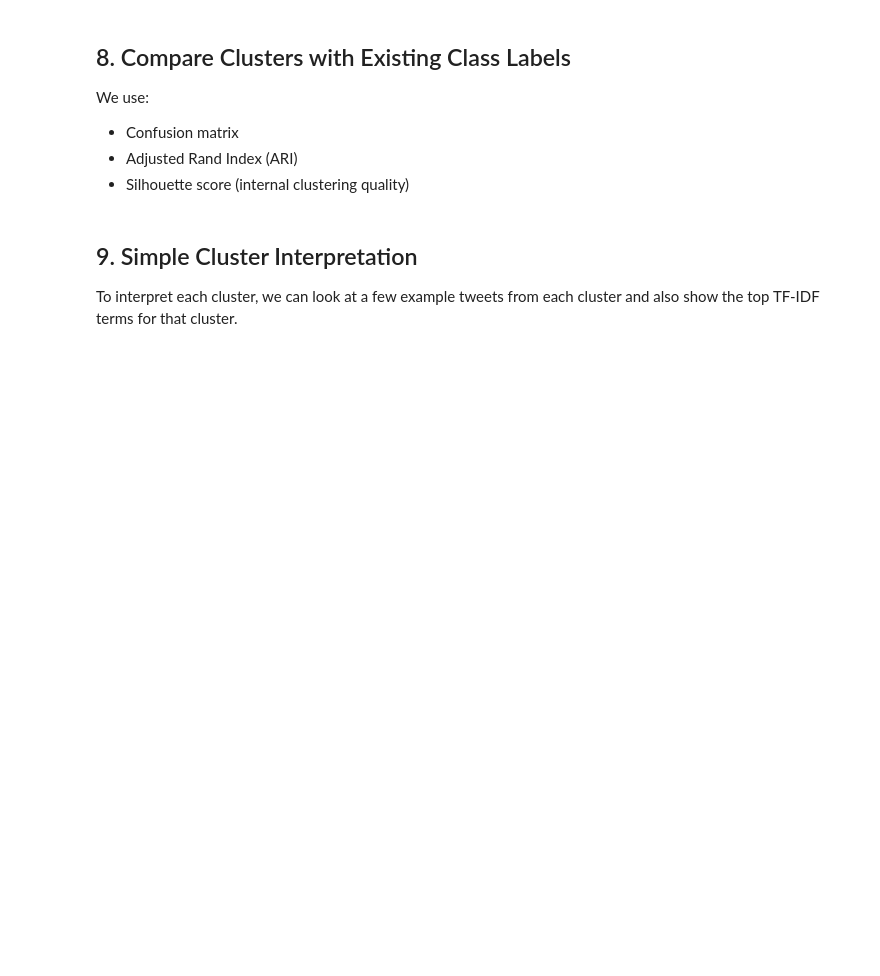
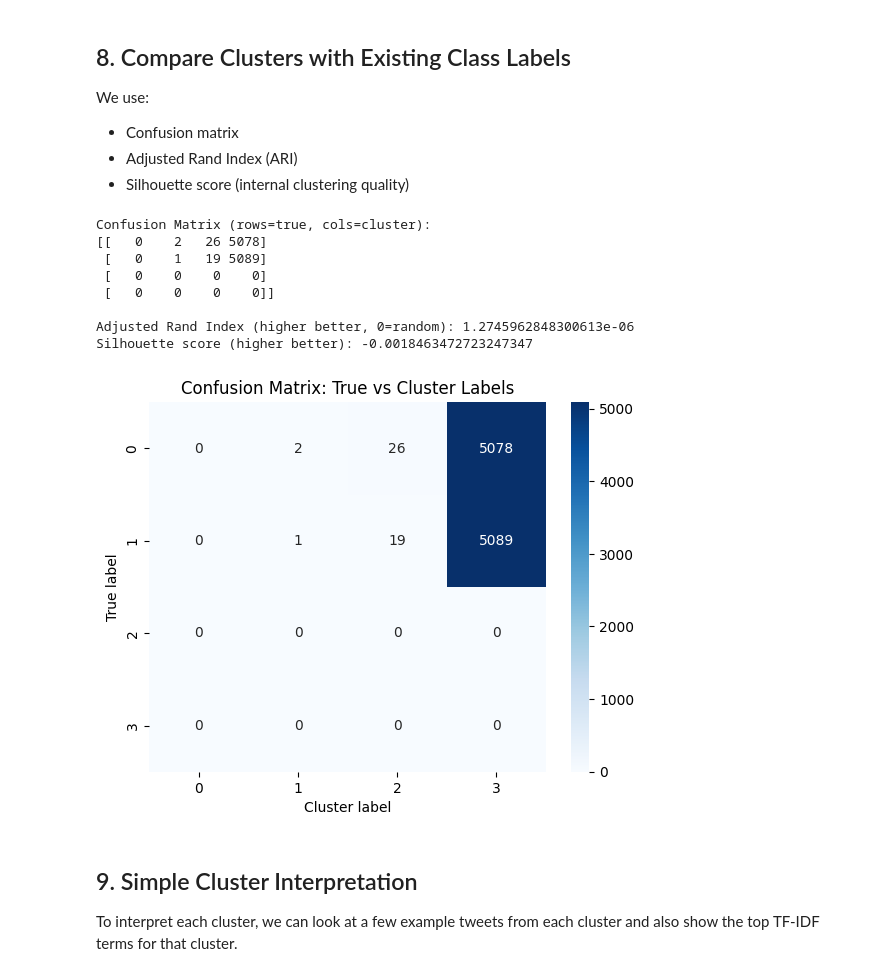
Before and after one commit to Akasho09/sem7, a Jupyter notebook: Data Mining/Lab/internal/lab7_hierarchical_text_clustering.ipynb, the cells around one changed output. Cells and saved outputs as stored; diff of their text form; code cells hidden in the pictures; blank space fills up the shorter version.

```diff
--- a/Data Mining/Lab/internal/lab7_hierarchical_text_clustering.ipynb
+++ b/Data Mining/Lab/internal/lab7_hierarchical_text_clustering.ipynb
@@ -51,6 +99,9 @@ Set the names of the **text column** and **label column** here so that the rest
 # Set these to match your dataset
 TEXT_COL = 'text'   # e.g. 'text', 'tweet'
 LABEL_COL = 'label' # e.g. 'label', 'class'
+
+# Rename columns to match expected names
+df.columns = [LABEL_COL, 'id', TEXT_COL]
 
 texts = df[TEXT_COL].astype(str).values
 labels_raw = df[LABEL_COL].astype(str).values
@@ -78,11 +132,11 @@ def clean_tweet(text: str) -> str:
     text = re.sub(r'[@#]\w+', ' ', text)
     # keep only letters
     text = re.sub(r'[^a-z\s]', ' ', text)
-    # tokenize
-    tokens = nltk.word_tokenize(text)
-    # remove stopwords and short tokens, then lemmatize
+    # tokenize using regex to avoid requiring NLTK punkt tokenizer
+    tokens = re.findall(r'\b[a-z]{3,}\b', text)
+    # remove stopwords then lemmatize
     tokens = [lemmatizer.lemmatize(tok) for tok in tokens
-              if tok not in stop_words and len(tok) > 2]
+              if tok not in stop_words]
     return ' '.join(tokens)
 
 clean_texts = [clean_tweet(t) for t in texts]
@@ -109,5 +174,9 @@ We start with each tweet as its own cluster, and iteratively merge closest clust
 using a chosen **linkage** criterion (e.g. `average`, `complete`, `single`, `ward`).
 # %%
 linkage_method = 'average'  # try 'single', 'complete', 'ward' too (ward needs euclidean)
-Z = linkage(distance_matrix, method=linkage_method)
+
+# Remove non-finite values from distance matrix
+distance_matrix_clean = distance_matrix[np.isfinite(distance_matrix)]
+
+Z = linkage(distance_matrix_clean, method=linkage_method)
 Z[:5]
@@ -132,5 +209,7 @@ from scipy.cluster.hierarchy import fcluster
 k = 3  # number of target clusters (change if needed)
 cluster_labels = fcluster(Z, k, criterion='maxclust')
 
+# Ensure the dataframe matches the length of cluster_labels
+df = df.iloc[:len(cluster_labels)].copy()
 df['cluster'] = cluster_labels
 df[[TEXT_COL, 'clean_text', LABEL_COL, 'cluster']].head()
@@ -143,24 +229,39 @@ We use:
 - Silhouette score (internal clustering quality)
 # %%
 # Encode true labels as integers for comparison
+# Use the dataframe `df` which was trimmed to match cluster_labels length (see cell 17)
 le = LabelEncoder()
-y_true = le.fit_transform(labels_raw)
+y_true = le.fit_transform(df[LABEL_COL].astype(str).values)
 y_cluster = cluster_labels
+
+# Trim X_tfidf to the same number of samples as cluster_labels
+n = len(y_cluster)
+X_tfidf_trim = X_tfidf[:n]
 
 cm = confusion_matrix(y_true, y_cluster)
 ari = adjusted_rand_score(y_true, y_cluster)
-sil = silhouette_score(X_tfidf, y_cluster, metric='cosine')
+sil = silhouette_score(X_tfidf_trim, y_cluster, metric='cosine')
 
 print('Confusion Matrix (rows=true, cols=cluster):')
 print(cm)
 print('\nAdjusted Rand Index (higher better, 0=random):', ari)
 print('Silhouette score (higher better):', sil)
 
 sns.heatmap(cm, annot=True, fmt='d', cmap='Blues')
 plt.xlabel('Cluster label')
 plt.ylabel('True label')
 plt.title('Confusion Matrix: True vs Cluster Labels')
 plt.show()
+# %% [output]
+Confusion Matrix (rows=true, cols=cluster):
+[[   0    2   26 5078]
+ [   0    1   19 5089]
+ [   0    0    0    0]
+ [   0    0    0    0]]
+
+Adjusted Rand Index (higher better, 0=random): 1.2745962848300613e-06
+Silhouette score (higher better): -0.0018463472723247347
+[figure, added]
 # %% [markdown]
 ## 9. Simple Cluster Interpretation
 
```
Also changed, not shown: parts of 10 cells of this notebook, 4 other files.
